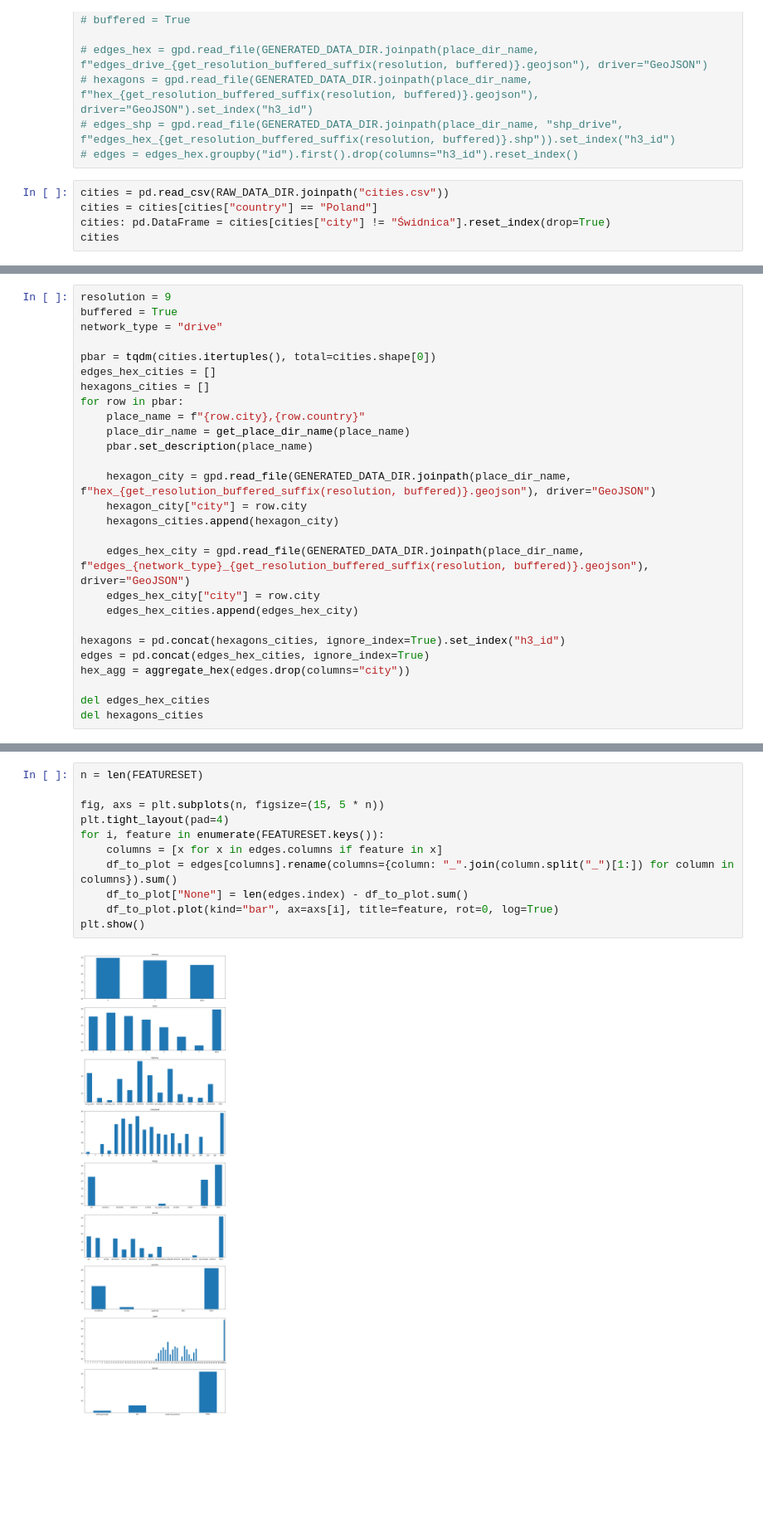
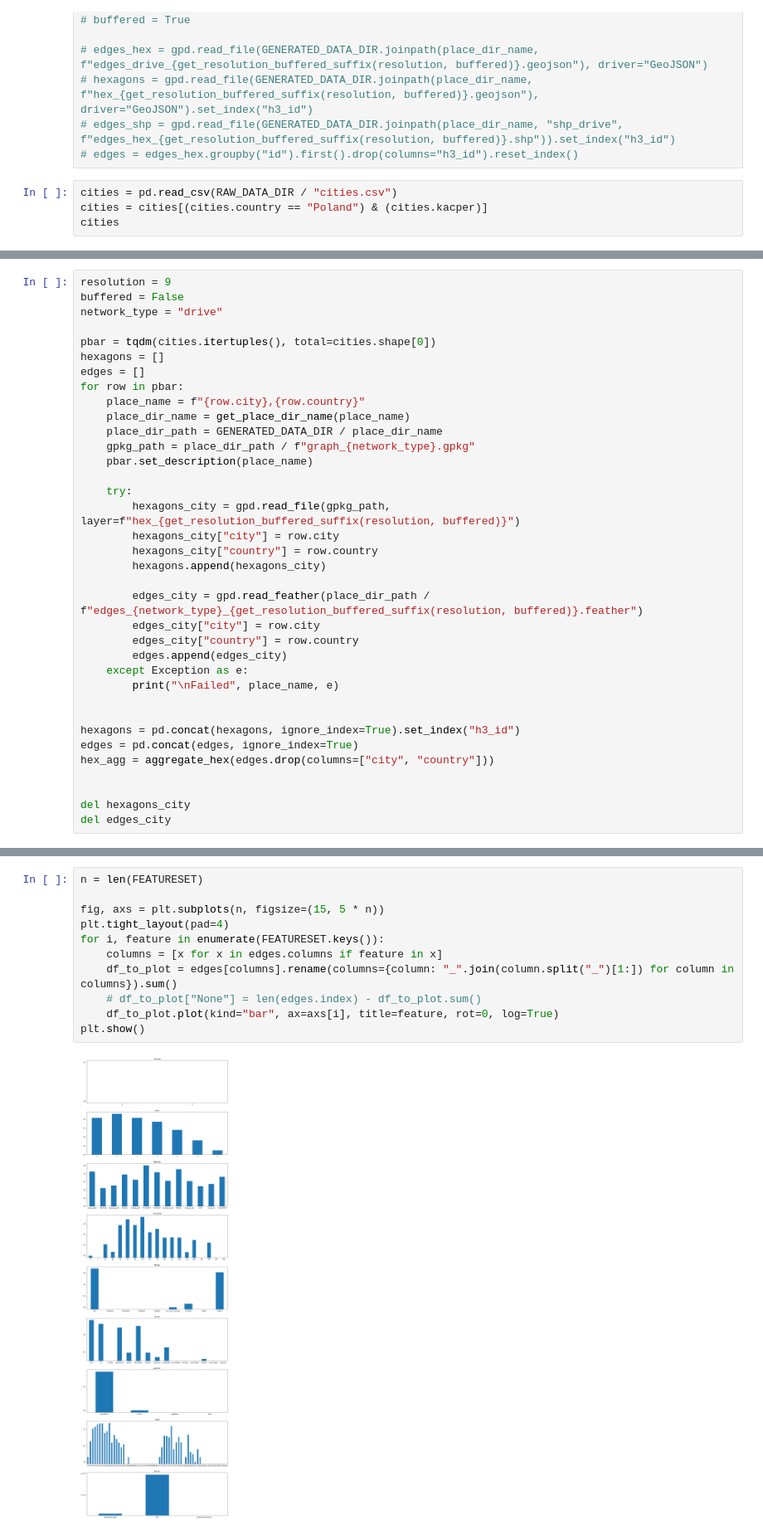
Before and after one commit to Calychas/highway2vec, a Jupyter notebook: notebooks/explorative.ipynb, the cells around one changed output, grey strips where cells are left out. Shown at 83% size. Saved outputs shown, nothing was run; the diff lists cells and outputs as text; blank space fills up the shorter version.

Commit message:
add logging, add intersection_based aggregation, sped up file writing - using feather, fix multipolygon, update several notebooks

```diff
--- a/notebooks/explorative.ipynb
+++ b/notebooks/explorative.ipynb
@@ -31,8 +35,7 @@ tqdm.pandas()
 # edges_shp = gpd.read_file(GENERATED_DATA_DIR.joinpath(place_dir_name, "shp_drive", f"edges_hex_{get_resolution_buffered_suffix(resolution, buffered)}.shp")).set_index("h3_id")
 # edges = edges_hex.groupby("id").first().drop(columns="h3_id").reset_index()
 # %%
-cities = pd.read_csv(RAW_DATA_DIR.joinpath("cities.csv"))
-cities = cities[cities["country"] == "Poland"]
-cities: pd.DataFrame = cities[cities["city"] != "Świdnica"].reset_index(drop=True)
+cities = pd.read_csv(RAW_DATA_DIR / "cities.csv")
+cities = cities[(cities.country == "Poland") & (cities.kacper)]
 cities
 # %% [output]
@@ -49,27 +57,36 @@ cities
 # %%
 resolution = 9
-buffered = True
+buffered = False
 network_type = "drive"
 
 pbar = tqdm(cities.itertuples(), total=cities.shape[0])
-edges_hex_cities = []
-hexagons_cities = []
+hexagons = []
+edges = []
 for row in pbar:
     place_name = f"{row.city},{row.country}"
     place_dir_name = get_place_dir_name(place_name)
+    place_dir_path = GENERATED_DATA_DIR / place_dir_name
+    gpkg_path = place_dir_path / f"graph_{network_type}.gpkg"
     pbar.set_description(place_name)
 
-    hexagon_city = gpd.read_file(GENERATED_DATA_DIR.joinpath(place_dir_name, f"hex_{get_resolution_buffered_suffix(resolution, buffered)}.geojson"), driver="GeoJSON")
-    hexagon_city["city"] = row.city
-    hexagons_cities.append(hexagon_city)
+    try:
+        hexagons_city = gpd.read_file(gpkg_path, layer=f"hex_{get_resolution_buffered_suffix(resolution, buffered)}")
+        hexagons_city["city"] = row.city
+        hexagons_city["country"] = row.country
+        hexagons.append(hexagons_city)
 
-    edges_hex_city = gpd.read_file(GENERATED_DATA_DIR.joinpath(place_dir_name, f"edges_{network_type}_{get_resolution_buffered_suffix(resolution, buffered)}.geojson"), driver="GeoJSON")
-    edges_hex_city["city"] = row.city
-    edges_hex_cities.append(edges_hex_city)
+        edges_city = gpd.read_feather(place_dir_path / f"edges_{network_type}_{get_resolution_buffered_suffix(resolution, buffered)}.feather")
+        edges_city["city"] = row.city
+        edges_city["country"] = row.country
+        edges.append(edges_city)
+    except Exception as e:
+        print("\nFailed", place_name, e)
 
-hexagons = pd.concat(hexagons_cities, ignore_index=True).set_index("h3_id")
-edges = pd.concat(edges_hex_cities, ignore_index=True)
-hex_agg = aggregate_hex(edges.drop(columns="city"))
 
-del edges_hex_cities
-del hexagons_cities
+hexagons = pd.concat(hexagons, ignore_index=True).set_index("h3_id")
+edges = pd.concat(edges, ignore_index=True)
+hex_agg = aggregate_hex(edges.drop(columns=["city", "country"]))
+
+
+del hexagons_city
+del edges_city
@@ -89,16 +122,16 @@ plt.show()
 # %%
 n = len(FEATURESET)
 
 fig, axs = plt.subplots(n, figsize=(15, 5 * n))
 plt.tight_layout(pad=4)
 for i, feature in enumerate(FEATURESET.keys()):
     columns = [x for x in edges.columns if feature in x]
     df_to_plot = edges[columns].rename(columns={column: "_".join(column.split("_")[1:]) for column in columns}).sum()
-    df_to_plot["None"] = len(edges.index) - df_to_plot.sum()
+    # df_to_plot["None"] = len(edges.index) - df_to_plot.sum()
     df_to_plot.plot(kind="bar", ax=axs[i], title=feature, rot=0, log=True)
 plt.show()
 # %% [output]
-[figure, old version]
+[figure, new version]
 # %%
 from src.tools.feature_extraction import melt_and_max
 
```
Also changed, not shown: parts of 7 cells of this notebook, 11 other files.
